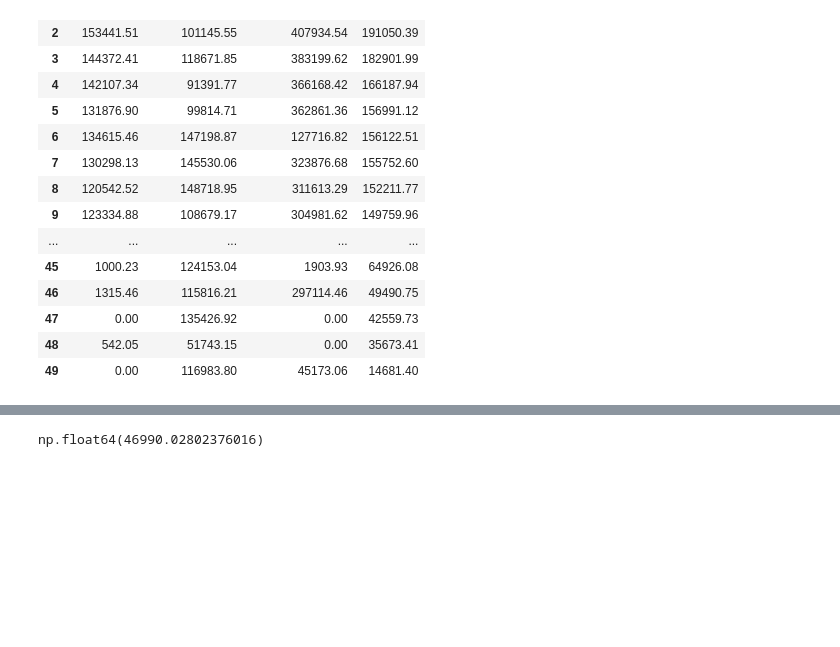
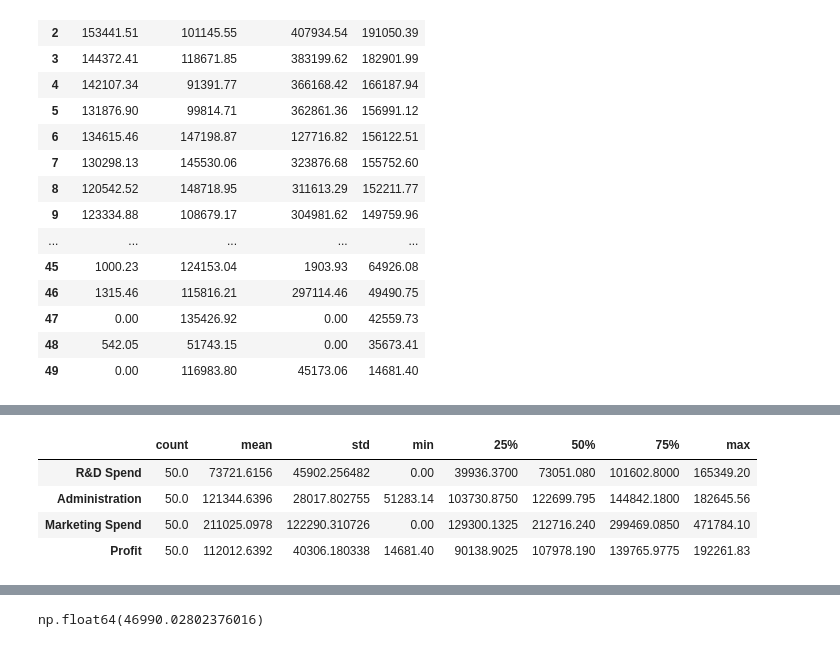
Before and after one commit to Frenz86/IFTS25, a Jupyter notebook: Less08/03Error_regression_savemodel.ipynb, the cells around one changed output, grey strips where cells are left out. Saved outputs shown, nothing was run; the diff lists cells and outputs as text; code cells hidden in the pictures; blank space fills up the shorter version.

```diff
--- a/Less08/03Error_regression_savemodel.ipynb
+++ b/Less08/03Error_regression_savemodel.ipynb
@@ -246,0 +261,8 @@ df
+# %%
+df.describe().T
+# %% [output]
+|  | count | mean | std | min | 25% | 50% | 75% | max |
+| R&D Spend | 50.0 | 73721.6156 | 45902.256482 | 0.00 | 39936.3700 | 73051.080 | 101602.8000 | 165349.20 |
+| Administration | 50.0 | 121344.6396 | 28017.802755 | 51283.14 | 103730.8750 | 122699.795 | 144842.1800 | 182645.56 |
+| Marketing Spend | 50.0 | 211025.0978 | 122290.310726 | 0.00 | 129300.1325 | 212716.240 | 299469.0850 | 471784.10 |
+| Profit | 50.0 | 112012.6392 | 40306.180338 | 14681.40 | 90138.9025 | 107978.190 | 139765.9775 | 192261.83 |
```
Also changed, not shown: parts of 18 cells of this notebook.
